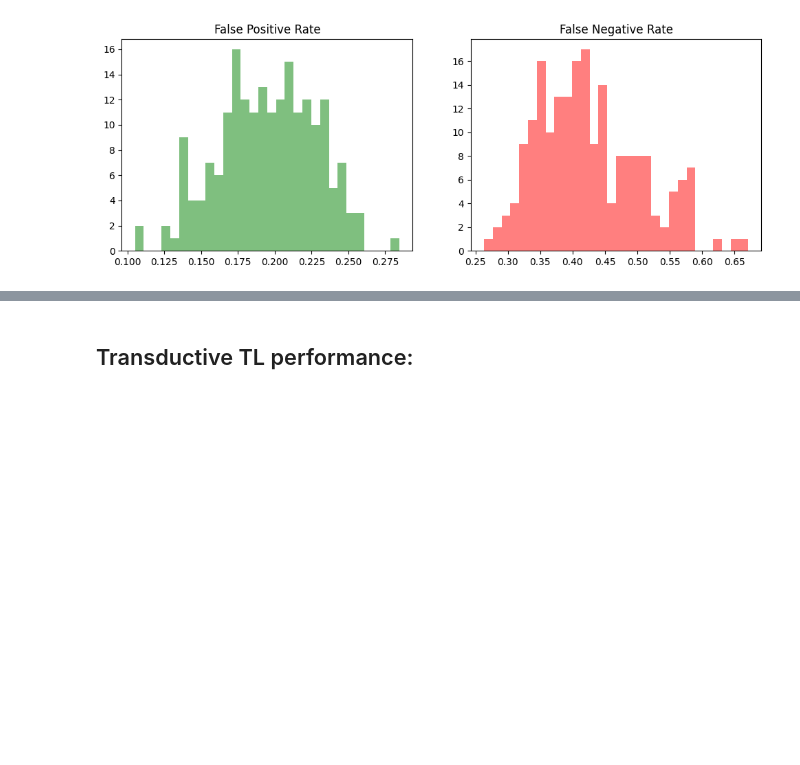
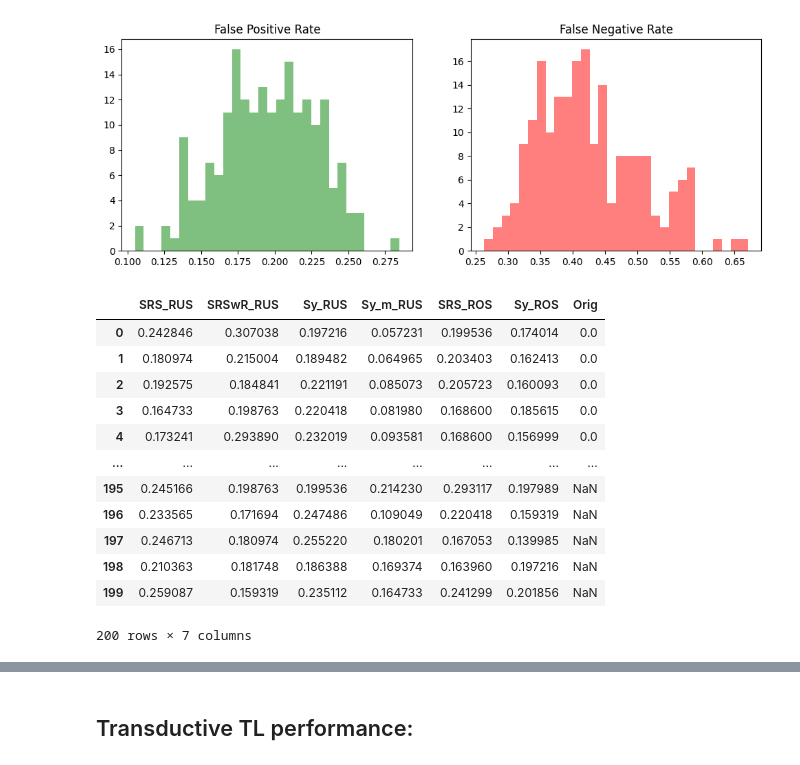
Before and after one commit to AndreiAf02/Transfer_Learning_Fine_Tuning_Update, a Jupyter notebook: Bank_Marketing_Performance_Analysis.ipynb, the cells around one changed output, grey strips where cells are left out. Saved outputs shown, nothing was run; the diff lists cells and outputs as text; code cells hidden in the pictures; blank space fills up the shorter version.

```diff
--- a/Bank_Marketing_Performance_Analysis.ipynb
+++ b/Bank_Marketing_Performance_Analysis.ipynb
@@ -373,15 +373,31 @@ Standard error: 0.005641007073280993
 # %%
 FPR = pd.DataFrame()
 
 DF = FPR
 
-DF['Orig'] = orig_FPR
+
 DF['SRS_RUS'] = SRS_FPR
 DF['SRSwR_RUS'] = SRSwR_FPR
 DF['Sy_RUS'] = Sy_FPR
 DF['Sy_m_RUS'] = Sym_FPR
 DF['SRS_ROS'] = SRS_ROS_FPR
 DF['Sy_ROS'] = Sy_ROS_FPR
+DF['Orig'] = orig_FPR
+FPR
+# %% [output]
+|  | SRS_RUS | SRSwR_RUS | Sy_RUS | Sy_m_RUS | SRS_ROS | Sy_ROS | Orig |
+| 0 | 0.242846 | 0.307038 | 0.197216 | 0.057231 | 0.199536 | 0.174014 | 0.0 |
+| 1 | 0.180974 | 0.215004 | 0.189482 | 0.064965 | 0.203403 | 0.162413 | 0.0 |
+| 2 | 0.192575 | 0.184841 | 0.221191 | 0.085073 | 0.205723 | 0.160093 | 0.0 |
+| 3 | 0.164733 | 0.198763 | 0.220418 | 0.081980 | 0.168600 | 0.185615 | 0.0 |
+| 4 | 0.173241 | 0.293890 | 0.232019 | 0.093581 | 0.168600 | 0.156999 | 0.0 |
+| ... | ... | ... | ... | ... | ... | ... | ... |
+| 195 | 0.245166 | 0.198763 | 0.199536 | 0.214230 | 0.293117 | 0.197989 | NaN |
+| 196 | 0.233565 | 0.171694 | 0.247486 | 0.109049 | 0.220418 | 0.159319 | NaN |
+| 197 | 0.246713 | 0.180974 | 0.255220 | 0.180201 | 0.167053 | 0.139985 | NaN |
+| 198 | 0.210363 | 0.181748 | 0.186388 | 0.169374 | 0.163960 | 0.197216 | NaN |
+| 199 | 0.259087 | 0.159319 | 0.235112 | 0.164733 | 0.241299 | 0.201856 | NaN |
+200 rows × 7 columns
 # %%
 dataset = FPR
 
```
Also changed, not shown: parts of 10 cells of this notebook.
